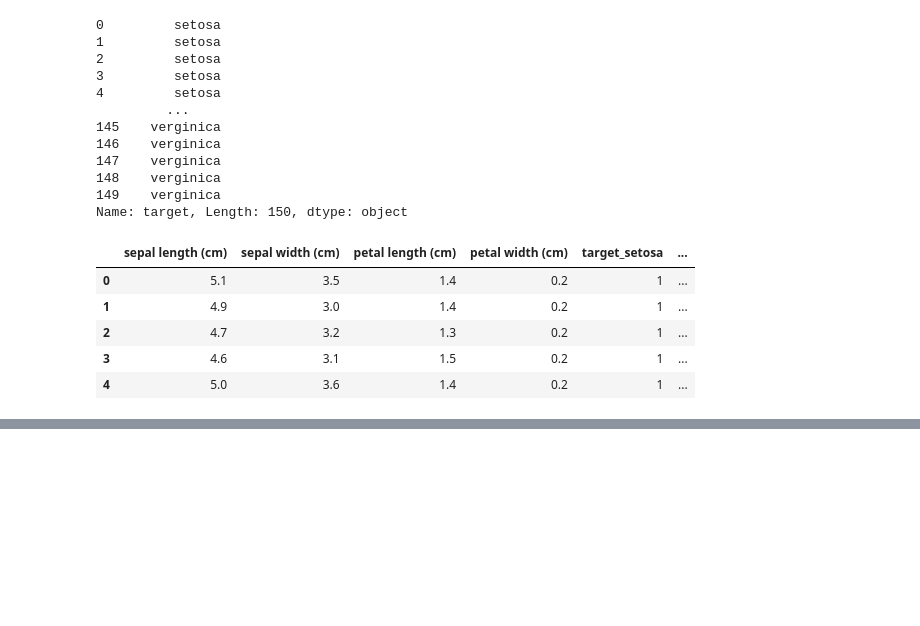
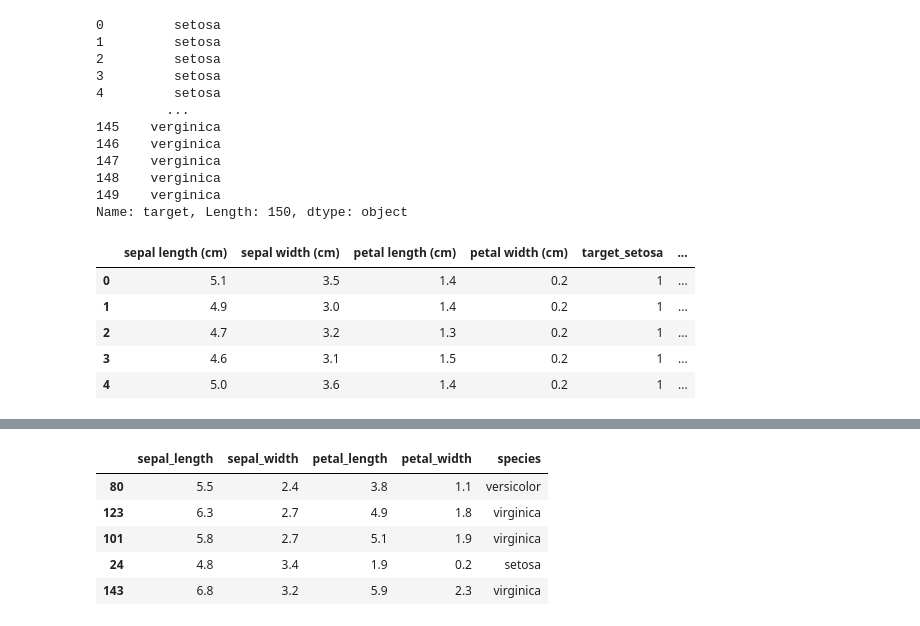
Before and after one commit to onleey/Machine-Learning_demo, a Jupyter notebook: p601_기계학습_데이터전처리_범주형변수처리.ipynb, the cells around one changed output, grey strips where cells are left out. Drawn from its saved outputs; the diff is of its cells as text; code cells hidden in the pictures; blank space fills up the shorter version.

```diff
--- a/p601_기계학습_데이터전처리_범주형변수처리.ipynb
+++ b/p601_기계학습_데이터전처리_범주형변수처리.ipynb
@@ -160,0 +209,9 @@ iris_dummy.sample(5)
+# %%
+iris.sample(5)
+# %% [output]
+|  | sepal_length | sepal_width | petal_length | petal_width | species |
+| 80 | 5.5 | 2.4 | 3.8 | 1.1 | versicolor |
+| 123 | 6.3 | 2.7 | 4.9 | 1.8 | virginica |
+| 101 | 5.8 | 2.7 | 5.1 | 1.9 | virginica |
+| 24 | 4.8 | 3.4 | 1.9 | 0.2 | setosa |
+| 143 | 6.8 | 3.2 | 5.9 | 2.3 | virginica |
```
Also changed, not shown: parts of 20 cells of this notebook.
